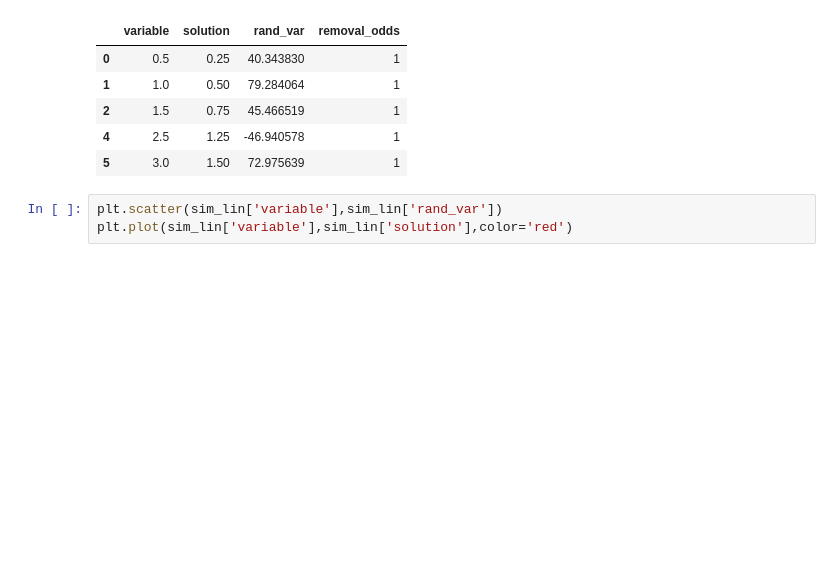
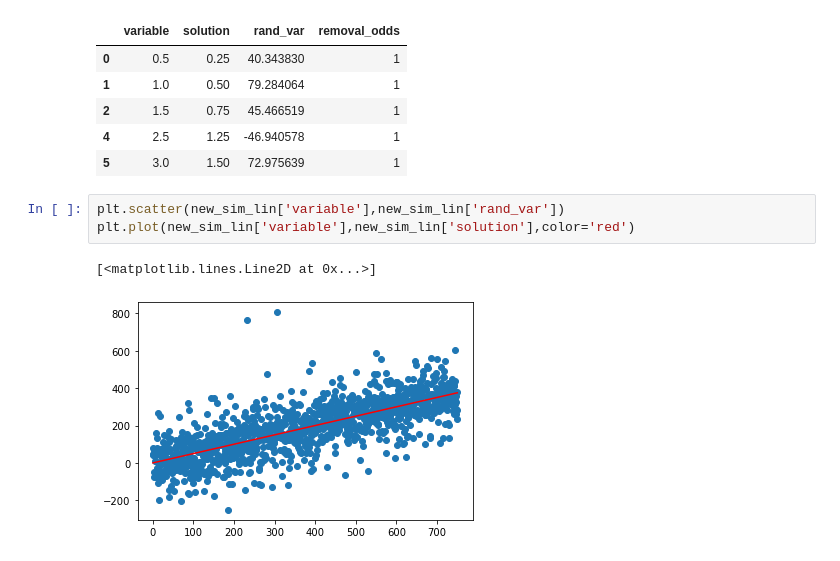
Before and after one commit to wonderbug2020/Synthetic_Data_Creation, a Jupyter notebook: Simple_Linear.ipynb, the cells around one changed output. Saved outputs shown, nothing was run; the diff lists cells and outputs as text; blank space fills up the shorter version.

```diff
--- a/Simple_Linear.ipynb
+++ b/Simple_Linear.ipynb
@@ -286,5 +286,8 @@ new_sim_lin.head()
 | 4 | 2.5 | 1.25 | -46.940578 | 1 |
 | 5 | 3.0 | 1.50 | 72.975639 | 1 |
 # %%
-plt.scatter(sim_lin['variable'],sim_lin['rand_var'])
-plt.plot(sim_lin['variable'],sim_lin['solution'],color='red')
+plt.scatter(new_sim_lin['variable'],new_sim_lin['rand_var'])
+plt.plot(new_sim_lin['variable'],new_sim_lin['solution'],color='red')
+# %% [output]
+[<matplotlib.lines.Line2D at 0x...>]
+[figure, added]
```
